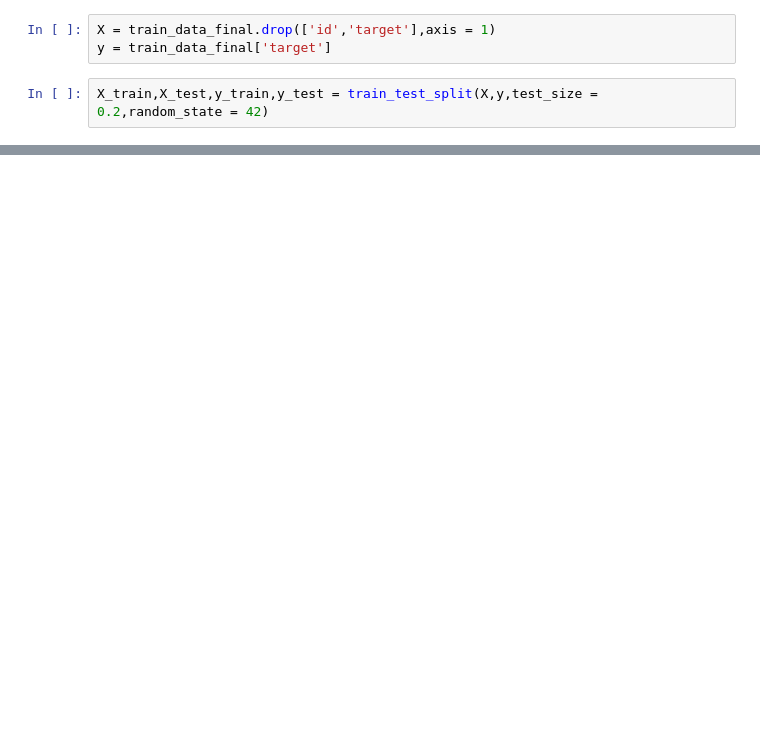
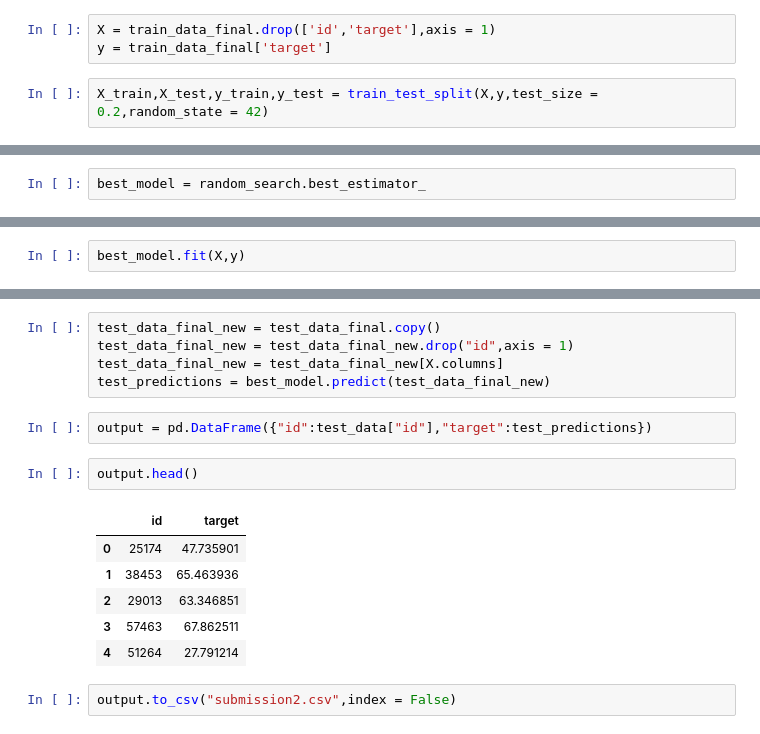
Before and after one commit to Kalana-Lakshan/ML-Self-Learning, a Jupyter notebook: ML_practice_4.ipynb, the cells around one changed output, grey strips where cells are left out. Drawn from its saved outputs; the diff is of its cells as text; blank space fills up the shorter version.

```diff
--- a/ML_practice_4.ipynb
+++ b/ML_practice_4.ipynb
@@ -423,0 +479,2 @@ model = XGBRegressor(
+# %%
+best_model = random_search.best_estimator_
@@ -423,0 +487,2 @@ model = XGBRegressor(
+# %%
+best_model.fit(X,y)
@@ -423,0 +501,18 @@ model = XGBRegressor(
+# %%
+test_data_final_new = test_data_final.copy()
+test_data_final_new = test_data_final_new.drop("id",axis = 1)
+test_data_final_new = test_data_final_new[X.columns]
+test_predictions = best_model.predict(test_data_final_new)
+# %%
+output = pd.DataFrame({"id":test_data["id"],"target":test_predictions})
+# %%
+output.head()
+# %% [output]
+|  | id | target |
+| 0 | 25174 | 47.735901 |
+| 1 | 38453 | 65.463936 |
+| 2 | 29013 | 63.346851 |
+| 3 | 57463 | 67.862511 |
+| 4 | 51264 | 27.791214 |
+# %%
+output.to_csv("submission2.csv",index = False)
```
Also changed, not shown: parts of 13 cells of this notebook.
